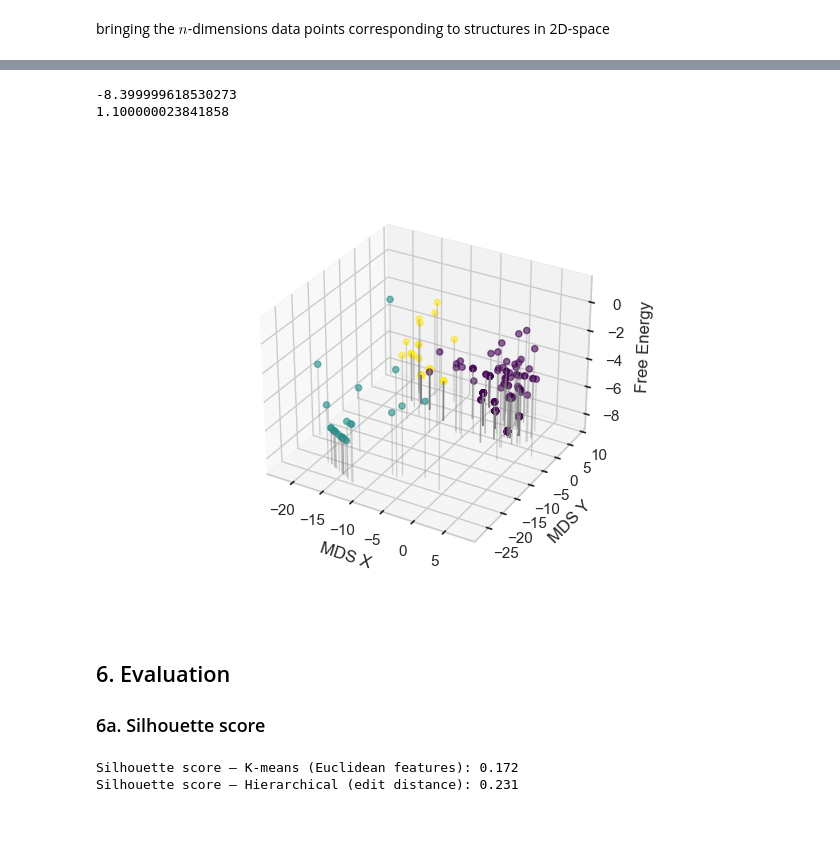
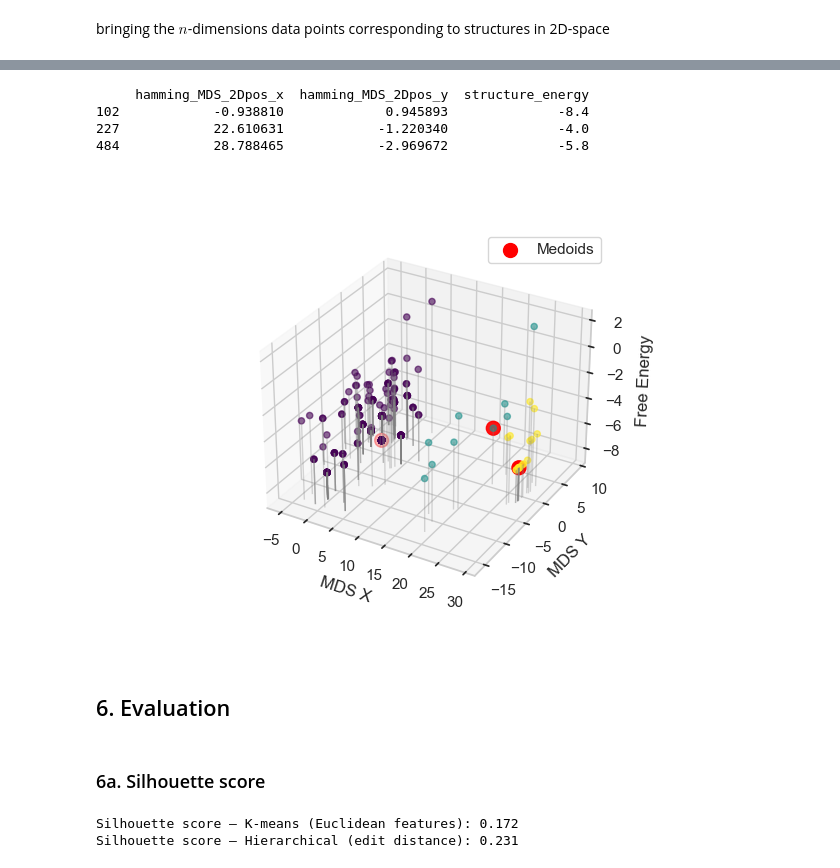
Before and after one commit to beline-y/Clustering-of-RNA-structures, a Jupyter notebook: clustering_rna_structures.ipynb, the cells around one changed output, grey strips where cells are left out. Cells and saved outputs as stored; diff of their text form; code cells hidden in the pictures; blank space fills up the shorter version.

Commit message:
added medoids in the 3D plot

```diff
--- a/clustering_rna_structures.ipynb
+++ b/clustering_rna_structures.ipynb
@@ -589,35 +589,38 @@ plt.show()
 # %%
 fig = plt.figure()
 ax = fig.add_subplot(projection='3d')
 
 xs = df_samples["hamming_MDS_2Dpos_x"]
 ys = df_samples["hamming_MDS_2Dpos_y"]
 zs = df_samples["structure_energy"]
 ax.scatter(xs, ys, zs, c=df_samples["cluster_kmedoids"], cmap='viridis', alpha=0.6)
 
 z_min = zs.min()
 segments = [ [(x, y, z_min), (x, y, z)] for x, y, z in zip(xs, ys, zs)]
 
 # Create the collection
 line_col = Line3DCollection(segments, colors='gray', alpha=0.3, linewidths=1)
 ax.add_collection3d(line_col)
 
 ax.set_xlabel('MDS X')
 ax.set_ylabel('MDS Y')
 ax.set_zlabel('Free Energy')
 
-print(z_min)
-print(zs.max())
-
-
-%matplotlib widget #pour avoir graphique D interactif. Si ça ne fonctionne pas, essayer !pip install ipympl puis relancer VSCode. Sinon retirer la ligne.
+center_coords = df_samples[["hamming_MDS_2Dpos_x", "hamming_MDS_2Dpos_y", "structure_energy"]].loc[medoid_indices]
+print(center_coords)
+ax.scatter(center_coords["hamming_MDS_2Dpos_x"], center_coords["hamming_MDS_2Dpos_y"], zs=center_coords["structure_energy"], c='red', s=100, label='Medoids')
+ax.legend()
+#pour avoir graphique 3D interactif. Si ça ne fonctionne pas, essayer !pip install ipympl puis relancer VSCode. Sinon retirer la ligne.
+%matplotlib widget
 # %% [output]
--8.399999618530273
-1.100000023841858
+     hamming_MDS_2Dpos_x  hamming_MDS_2Dpos_y  structure_energy
+102            -0.938810             0.945893              -8.4
+227            22.610631            -1.220340              -4.0
+484            28.788465            -2.969672              -5.8
-[figure, old version]
+[figure, new version]
+# %% [markdown]
+## 6. Evaluation
 # %% [markdown]
-## 6. Evaluation
-
 ### 6a. Silhouette score
 # %%
 sil_kmeans = silhouette_score(X, labels_kmeans)
```
Also changed, not shown: parts of 6 cells of this notebook.
